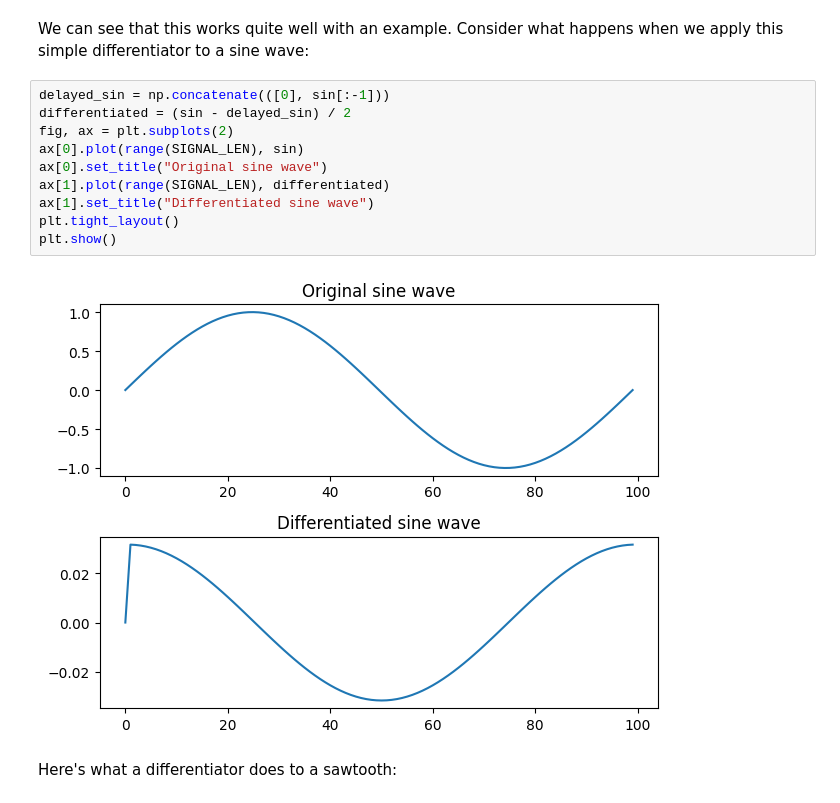
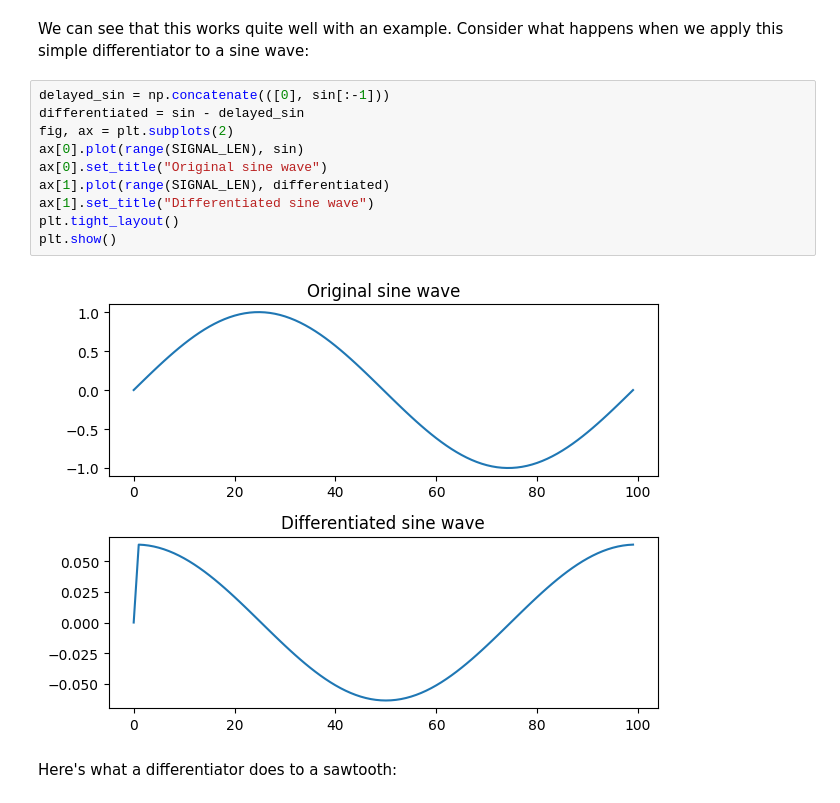
Before and after one commit to fleximeter/audio, a Jupyter notebook: filter_visualization.ipynb, the cells around one changed output. Saved outputs shown, nothing was run; the diff lists cells and outputs as text.

```diff
--- a/filter_visualization.ipynb
+++ b/filter_visualization.ipynb
@@ -37,16 +37,16 @@ plt.show()
 We can see that this works quite well with an example. Consider what happens when we apply this simple differentiator to a sine wave:
 # %%
 delayed_sin = np.concatenate(([0], sin[:-1]))
-differentiated = (sin - delayed_sin) / 2
+differentiated = sin - delayed_sin
 fig, ax = plt.subplots(2)
 ax[0].plot(range(SIGNAL_LEN), sin)
 ax[0].set_title("Original sine wave")
 ax[1].plot(range(SIGNAL_LEN), differentiated)
 ax[1].set_title("Differentiated sine wave")
 plt.tight_layout()
 plt.show()
 # %% [output]
-[figure, old version]
+[figure, new version]
 # %% [markdown]
 Here's what a differentiator does to a sawtooth:
 # %%
```
Also changed, not shown: parts of 11 cells of this notebook.
